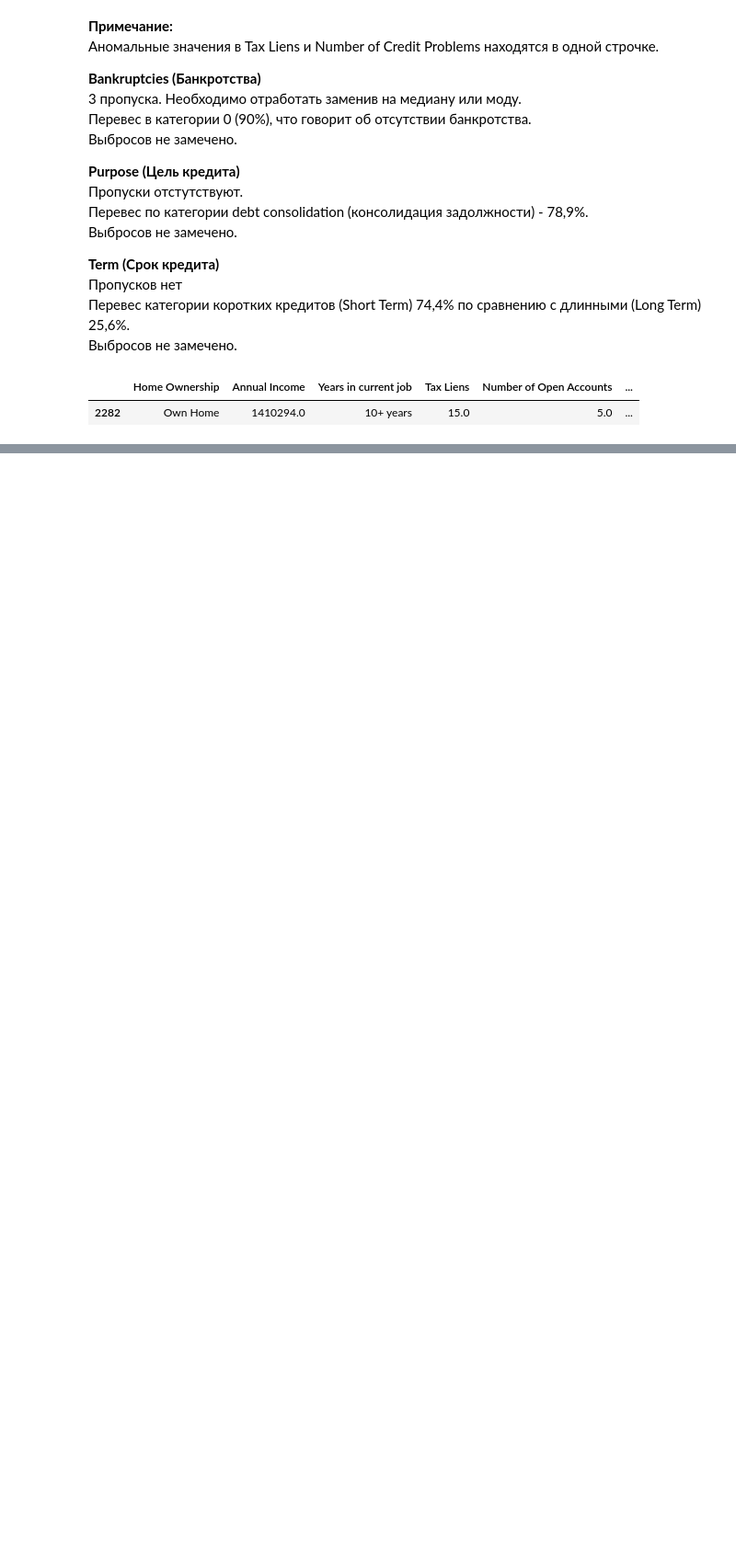
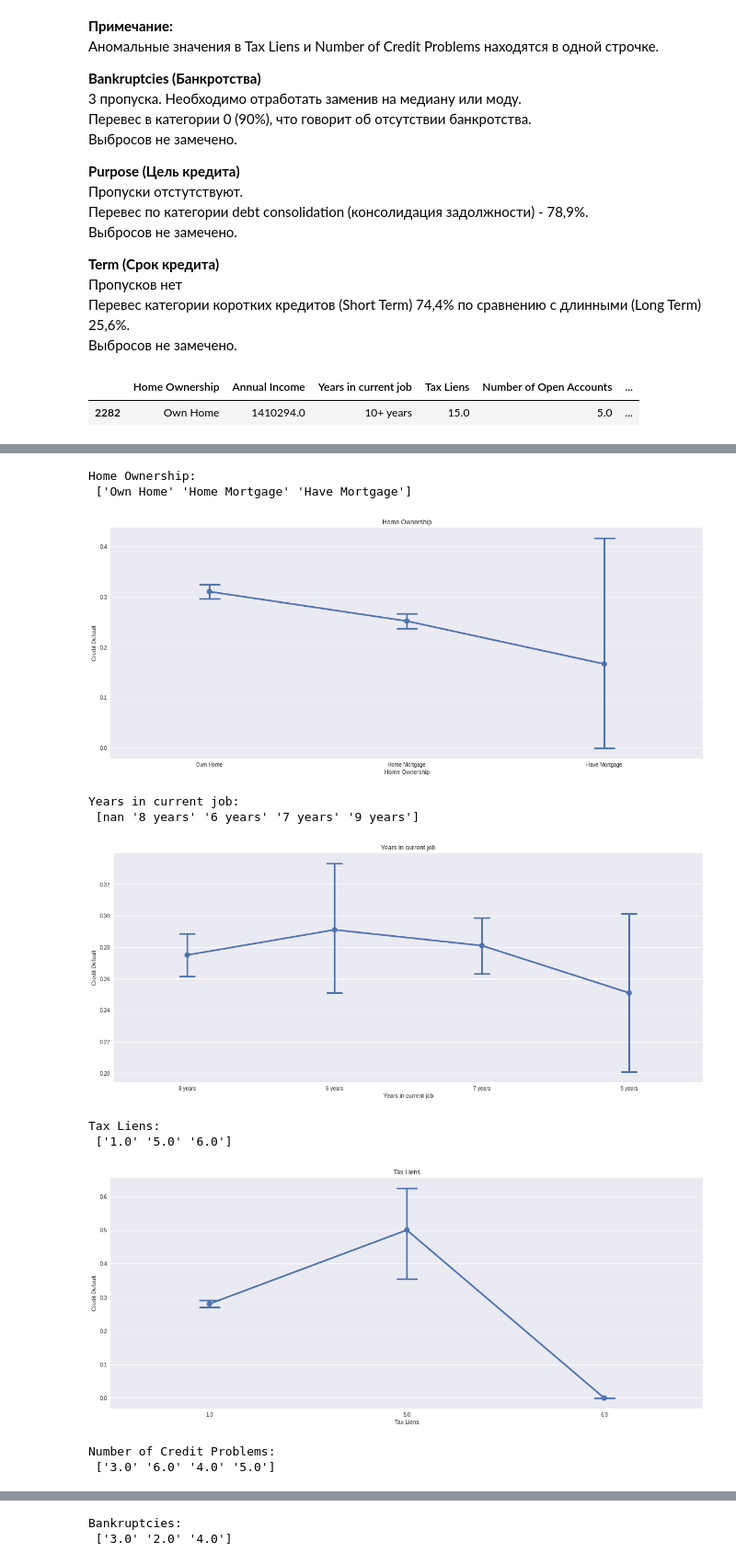
Before and after one commit to alvlagus/Python_for_DS_2, a Jupyter notebook: gusev_solution_GU_AI_1445.ipynb, the cells around one changed output, grey strips where cells are left out. Shown at 92% size. Saved outputs shown, nothing was run; the diff lists cells and outputs as text; code cells hidden in the pictures; blank space fills up the shorter version.

```diff
--- a/gusev_solution_GU_AI_1445.ipynb
+++ b/gusev_solution_GU_AI_1445.ipynb
@@ -988,0 +1274,42 @@ df_test.loc[df_test['Tax Liens'] == 15.0]
+# %%
+def change_categories(df):
+    df.loc[df['Number of Credit Problems'].isin(['6.0', '7.0']), 'Number of Credit Problems'] = '6.0'
+    df.loc[df['Number of Credit Problems'].isin(['0.0', '1.0']), 'Number of Credit Problems'] = '1.0'
+    df.loc[df['Number of Credit Problems'].isin(['1.0', '2.0', '3.0']), 'Number of Credit Problems'] = '3.0'
+    df.loc[df['Tax Liens'].isin(['0.0', '1.0']), 'Tax Liens'] = '1.0'
+    df.loc[df['Tax Liens'].isin(['6.0', '7.0']), 'Tax Liens'] = '6.0'
+    df.loc[df['Tax Liens'].isin(['2.0', '3.0', '4.0', '5.0']), 'Tax Liens'] = '5.0'
+    df.loc[df['Bankruptcies'].isin(['0.0', '1.0']), 'Bankruptcies'] = '1.0'
+    df.loc[df['Bankruptcies'].isin(['3.0', 'nan']), 'Bankruptcies'] = '3.0'
+    df.loc[df['Bankruptcies'].isin(['1.0', '3.0']), 'Bankruptcies'] = '3.0'
+    df.loc[df['Purpose'].isin(['debt consolidation', 'take a trip']), 'Purpose'] = 'take a trip'
+    df.loc[df['Purpose'].isin(['buy house', 'home improvements', 'wedding']), 'Purpose'] = 'wedding'
+    df.loc[df['Purpose'].isin([ 'buy a car', 'vacation']), 'Purpose'] = 'vacation'
+    df.loc[df['Home Ownership'].isin(['Own Home', 'Rent']), 'Home Ownership'] = 'Own Home'
+    df.loc[df['Years in current job'].isin(['1 year', '5 years', '4 years', '7 years', '< 1 year']), 'Years in current job'] = '7 years'
+    df.loc[df['Years in current job'].isin(['2 years', '3 years', '10+ years', '8 years']), 'Years in current job'] = '8 years'
+
+    return df
+
+df_train = change_categories(df_train)
+df_test = change_categories(df_test)
+# %%
+for col in CAT_FEATURE_NAMES:
+    x = df_train[col].unique()
+    print(f'{col}: \n {x} \n')
+    plt.figure(figsize=(20, 8))
+    sns.pointplot(x=col, y=TARGET_NAME, data=df_train, capsize=.1)
+    plt.title(col)
+    plt.show()
+# %% [output]
+Home Ownership:
+ ['Own Home' 'Home Mortgage' 'Have Mortgage']
+[figure, added]
+Years in current job:
+ [nan '8 years' '6 years' '7 years' '9 years']
+[figure, added]
+Tax Liens:
+ ['1.0' '5.0' '6.0']
+[figure, added]
+Number of Credit Problems:
+ ['3.0' '6.0' '4.0' '5.0']
@@ -988,0 +1317,2 @@ df_test.loc[df_test['Tax Liens'] == 15.0]
+Bankruptcies:
+ ['3.0' '2.0' '4.0']
```
Also changed, not shown: parts of 225 cells of this notebook.
